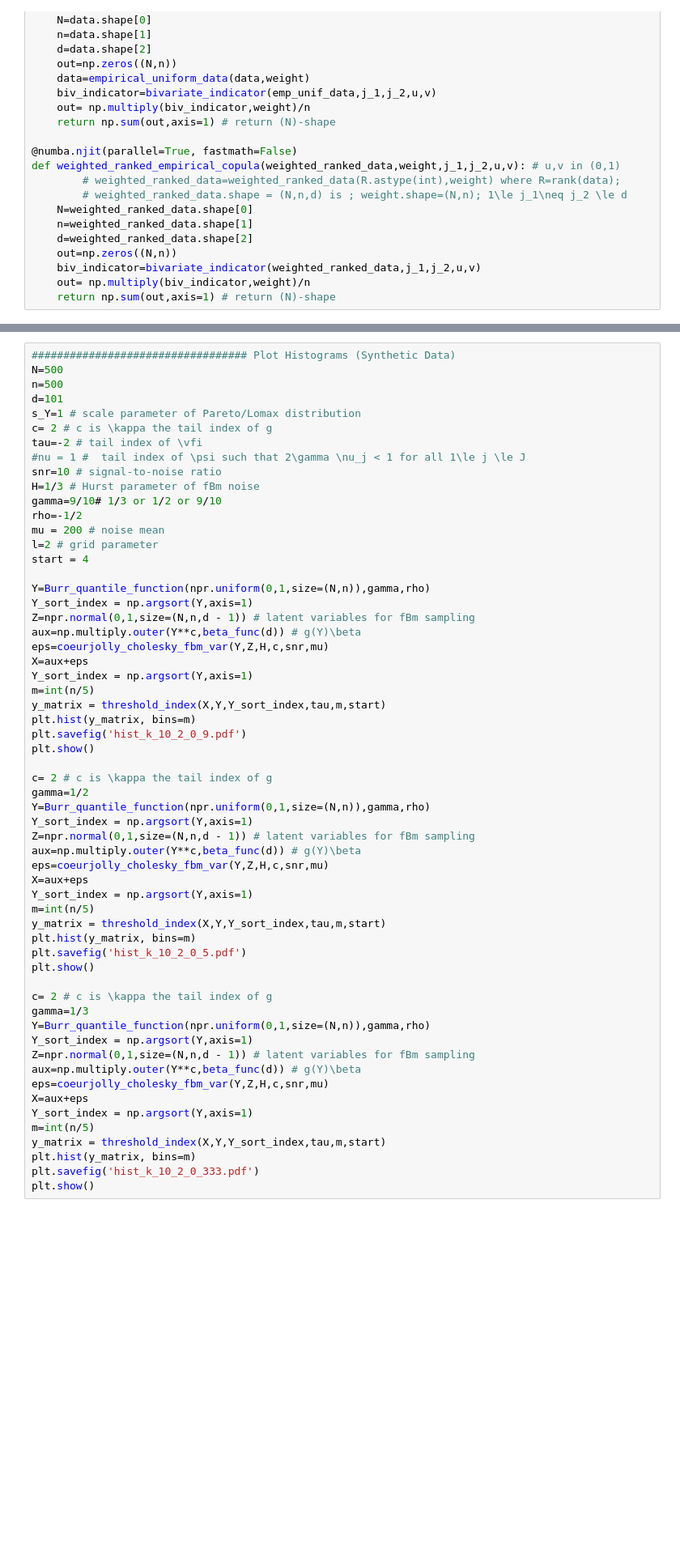
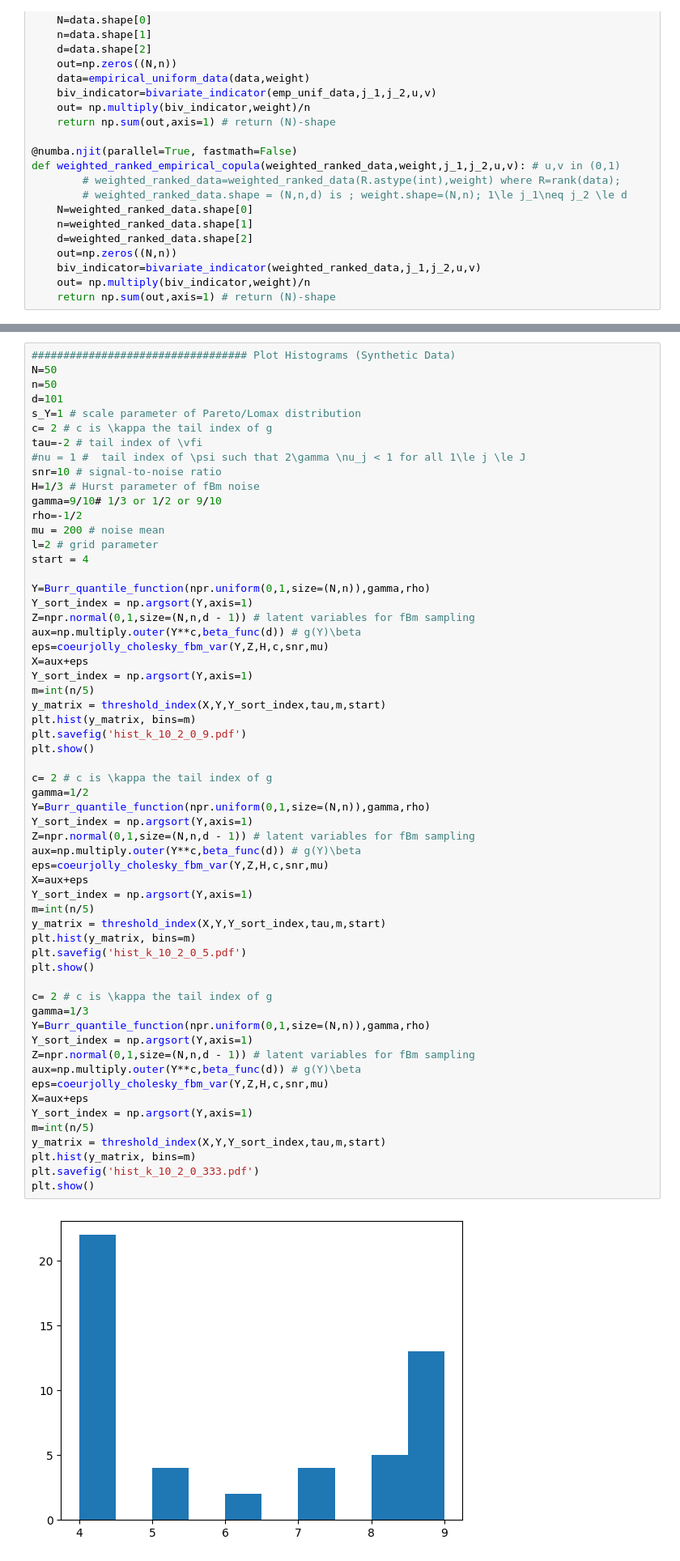
Before and after one commit to janisaiad/fctpls, a Jupyter notebook: notebooks/former/FEPLS_Simulations.ipynb, the cells around one changed output, grey strips where cells are left out. Shown: that part at 81% size. Saved outputs shown, nothing was run; the diff lists cells and outputs as text; blank space fills up the shorter version.

```diff
--- a/notebooks/former/FEPLS_Simulations.ipynb
+++ b/notebooks/former/FEPLS_Simulations.ipynb
@@ -1013,7 +1017,7 @@ print("Time cost",time.time()-tic)
 # %%
 ################################## Plot Histograms (Synthetic Data)
-N=500
-n=500
+N=50
+n=50
 d=101
 s_Y=1 # scale parameter of Pareto/Lomax distribution
 c= 2 # c is \kappa the tail index of g
@@ -1042,30 +1046,32 @@ plt.show()
 
 c= 2 # c is \kappa the tail index of g
 gamma=1/2
 Y=Burr_quantile_function(npr.uniform(0,1,size=(N,n)),gamma,rho)
 Y_sort_index = np.argsort(Y,axis=1)
 Z=npr.normal(0,1,size=(N,n,d - 1)) # latent variables for fBm sampling
 aux=np.multiply.outer(Y**c,beta_func(d)) # g(Y)\beta
 eps=coeurjolly_cholesky_fbm_var(Y,Z,H,c,snr,mu)
 X=aux+eps
 Y_sort_index = np.argsort(Y,axis=1)
 m=int(n/5)
 y_matrix = threshold_index(X,Y,Y_sort_index,tau,m,start)
 plt.hist(y_matrix, bins=m)
 plt.savefig('hist_k_10_2_0_5.pdf')
 plt.show()
 
 c= 2 # c is \kappa the tail index of g
 gamma=1/3
 Y=Burr_quantile_function(npr.uniform(0,1,size=(N,n)),gamma,rho)
 Y_sort_index = np.argsort(Y,axis=1)
 Z=npr.normal(0,1,size=(N,n,d - 1)) # latent variables for fBm sampling
 aux=np.multiply.outer(Y**c,beta_func(d)) # g(Y)\beta
 eps=coeurjolly_cholesky_fbm_var(Y,Z,H,c,snr,mu)
 X=aux+eps
 Y_sort_index = np.argsort(Y,axis=1)
 m=int(n/5)
 y_matrix = threshold_index(X,Y,Y_sort_index,tau,m,start)
 plt.hist(y_matrix, bins=m)
 plt.savefig('hist_k_10_2_0_333.pdf')
 plt.show()
+# %% [output]
+[figure, added]
```
Also changed, not shown: parts of 4 cells of this notebook, 9 other files.
